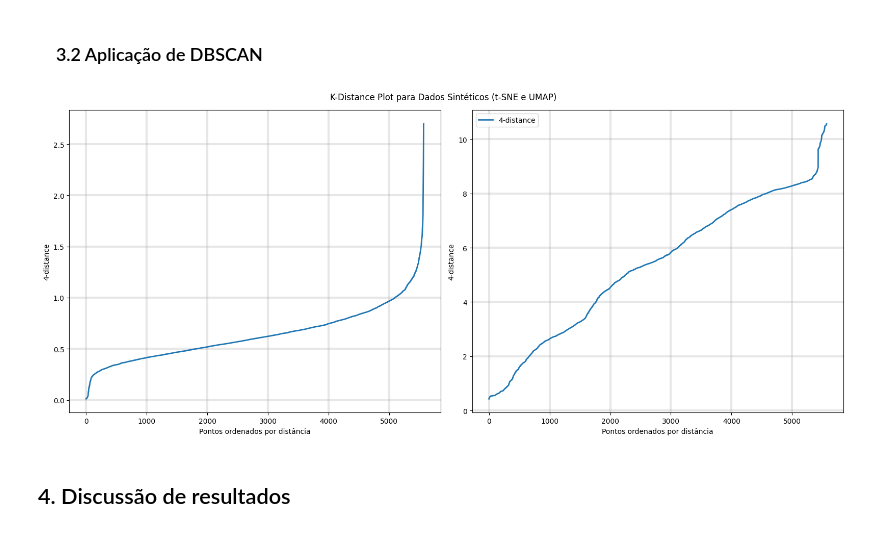
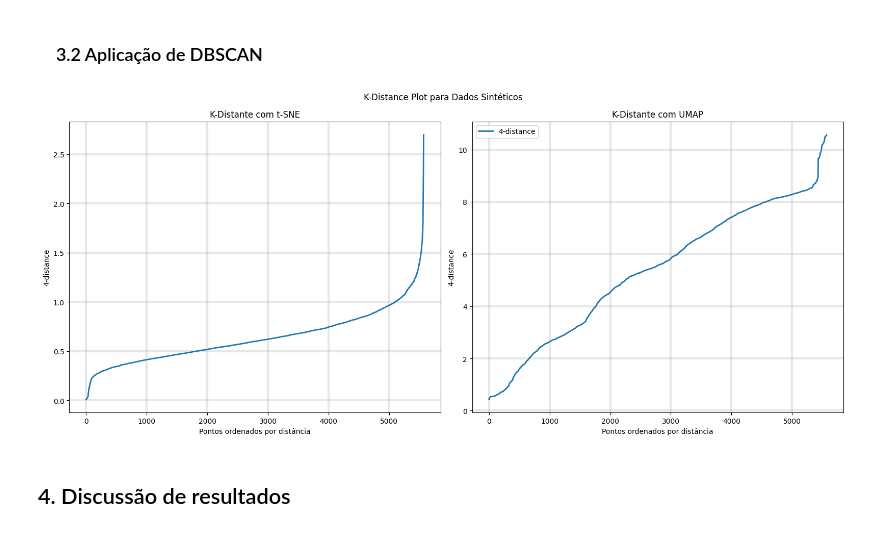
Before and after one commit to DouglaxN/project-unsupervised, a Jupyter notebook: Final/main.ipynb, the cells around one changed output. Saved outputs shown, nothing was run; the diff lists cells and outputs as text; code cells hidden in the pictures.

```diff
--- a/Final/main.ipynb
+++ b/Final/main.ipynb
@@ -350,38 +333,0 @@ axes[1].grid(True)
-# %%
-min_pts = 5
-
-fig, axes = plt.subplots(1,2, figsize=(16,7))
-k = int(min_pts - 1)
-
-# Plot do primeiro gráfico
-nn_t = NearestNeighbors(n_neighbors=k+1, metric="euclidean")
-nn_t.fit(df_dbscan_t)
-distances, _ = nn_t.kneighbors(df_dbscan_t)
-kth_distances = distances[:, k]
-k_distances_sorted = np.sort(kth_distances)
-
-axes[0].plot(range(len(k_distances_sorted)), k_distances_sorted, linewidth=2,
-          label=f'{k}-distance')
-axes[0].set_xlabel("Pontos ordenados por distância")
-axes[0].set_ylabel(f"{k}-distance")
-
-# Plot do segundo gráfico
-nn_u = NearestNeighbors(n_neighbors=k+1, metric="euclidean")
-nn_u.fit(df_dbscan_u)
-distances, _ = nn_t.kneighbors(df_dbscan_u)
-kth_distances = distances[:, k]
-k_distances_sorted = np.sort(kth_distances)
-
-axes[1].plot(range(len(k_distances_sorted)), k_distances_sorted, linewidth=2,
-          label=f'{k}-distance')
-axes[1].set_xlabel("Pontos ordenados por distância")
-axes[1].set_ylabel(f"{k}-distance")
-
-plt.suptitle('K-Distance Plot para Dados Sintéticos (t-SNE e UMAP)')
-axes[0].grid(True, alpha=0.3, linewidth=3.0)
-axes[1].grid(True, alpha=0.3, linewidth=3.0)
-plt.legend()
-plt.tight_layout()
-plt.show()
-# %% [output]
-[figure, removed]
@@ -388,3 +350,43 @@ plt.show()
+# %%
+min_pts = 5
+
+fig, axes = plt.subplots(1,2, figsize=(16,7))
+k = int(min_pts - 1)
+
+# Plot do primeiro gráfico
+nn_t = NearestNeighbors(n_neighbors=k+1, metric="euclidean")
+nn_t.fit(df_dbscan_t)
+distances, _ = nn_t.kneighbors(df_dbscan_t)
+kth_distances = distances[:, k]
+k_distances_sorted = np.sort(kth_distances)
+
+axes[0].plot(range(len(k_distances_sorted)), k_distances_sorted, linewidth=2,
+          label=f'{k}-distance')
+axes[0].set_xlabel("Pontos ordenados por distância")
+axes[0].set_ylabel(f"{k}-distance")
+axes[0].set_title('K-Distante com t-SNE')
+
+# Plot do segundo gráfico
+nn_u = NearestNeighbors(n_neighbors=k+1, metric="euclidean")
+nn_u.fit(df_dbscan_u)
+distances, _ = nn_t.kneighbors(df_dbscan_u)
+kth_distances = distances[:, k]
+k_distances_sorted = np.sort(kth_distances)
+
+axes[1].plot(range(len(k_distances_sorted)), k_distances_sorted, linewidth=2,
+          label=f'{k}-distance')
+axes[1].set_xlabel("Pontos ordenados por distância")
+axes[1].set_ylabel(f"{k}-distance")
+axes[1].set_title('K-Distante com UMAP')
+
+plt.suptitle('K-Distance Plot para Dados Sintéticos')
+axes[0].grid(True, alpha=0.3, linewidth=3.0)
+axes[1].grid(True, alpha=0.3, linewidth=3.0)
+plt.legend()
+plt.tight_layout()
+plt.show()
+# %% [output]
+[figure, added]
 # %%
 # def plot_k_distance(X, min_pts, title="K-Distance Plot"):
 #   k = int(min_pts - 1)
```
Also changed, not shown: parts of 2 cells of this notebook.
